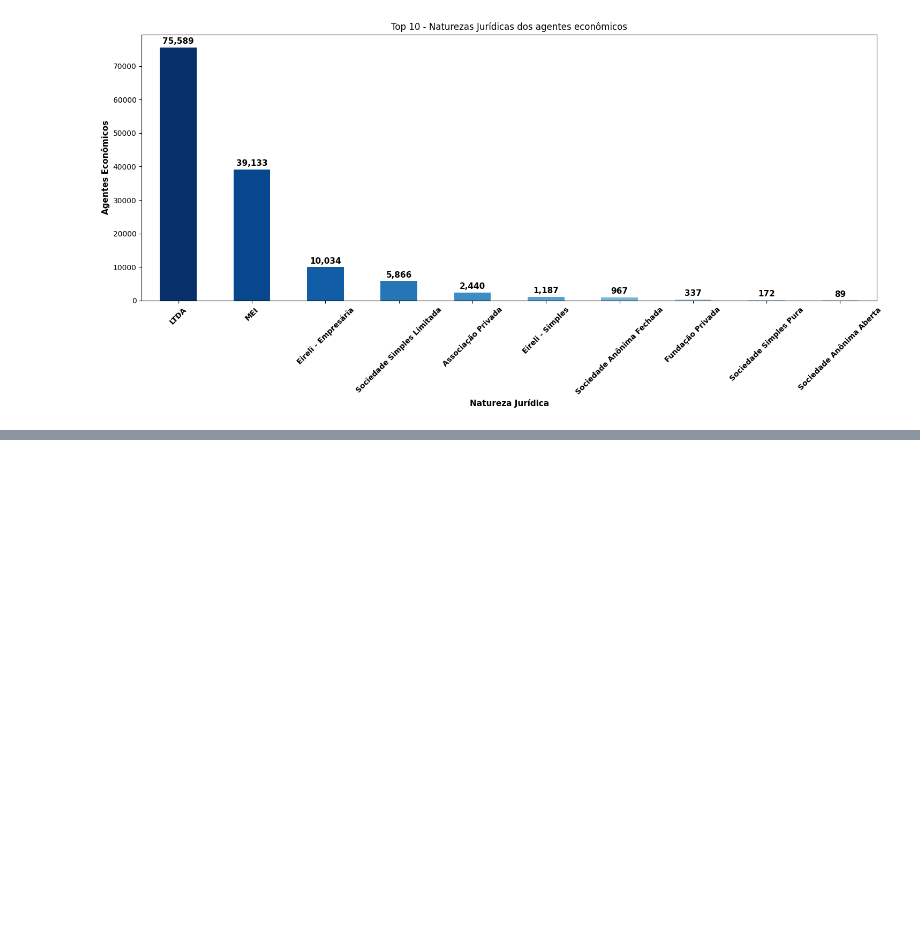
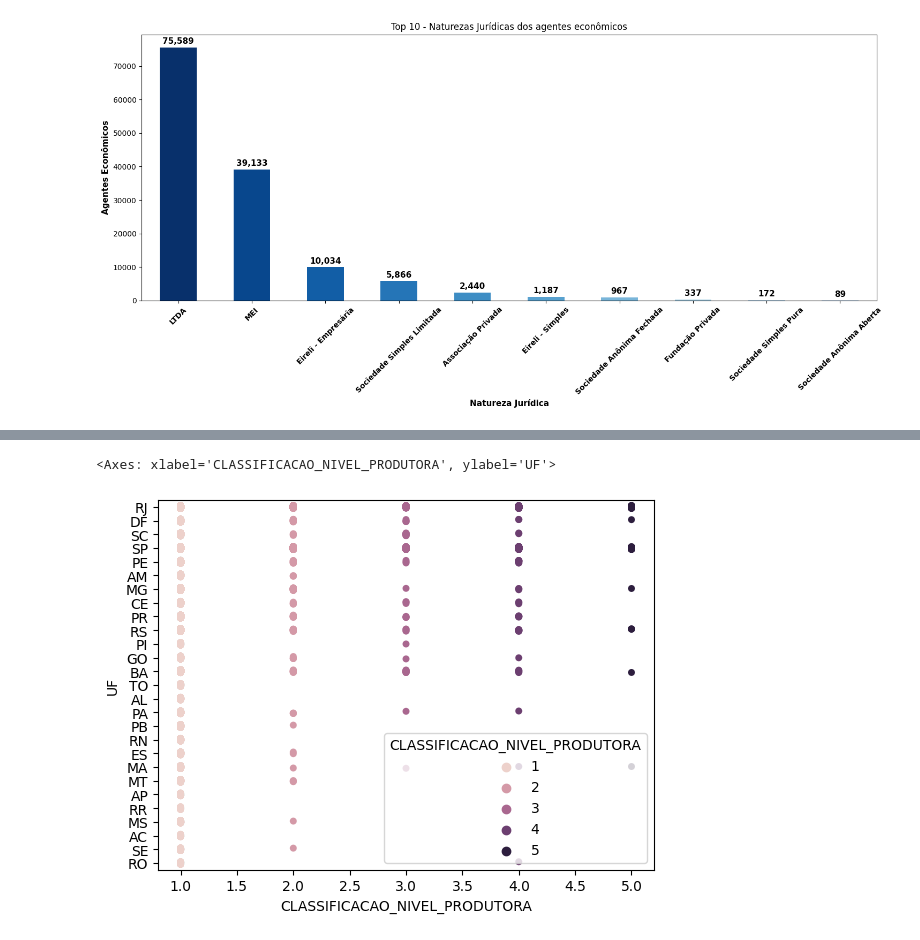
Before and after one commit to fonsecadados/AgenciaNacionalDoCinema_ANCINE, a Jupyter notebook: Notebook_Novo.ipynb, the cells around one changed output, grey strips where cells are left out. Drawn from its saved outputs; the diff is of its cells as text; code cells hidden in the pictures; blank space fills up the shorter version.

```diff
--- a/Notebook_Novo.ipynb
+++ b/Notebook_Novo.ipynb
@@ -301,0 +475,6 @@ agnts_atividades_economicas.sample(5)
+# %%
+
+sea.stripplot(x='CLASSIFICACAO_NIVEL_PRODUTORA', y='UF', data=produtoras_independentes, hue='CLASSIFICACAO_NIVEL_PRODUTORA')
+# %% [output]
+<Axes: xlabel='CLASSIFICACAO_NIVEL_PRODUTORA', ylabel='UF'>
+[figure, added]
```
Also changed, not shown: parts of 12 cells of this notebook.
